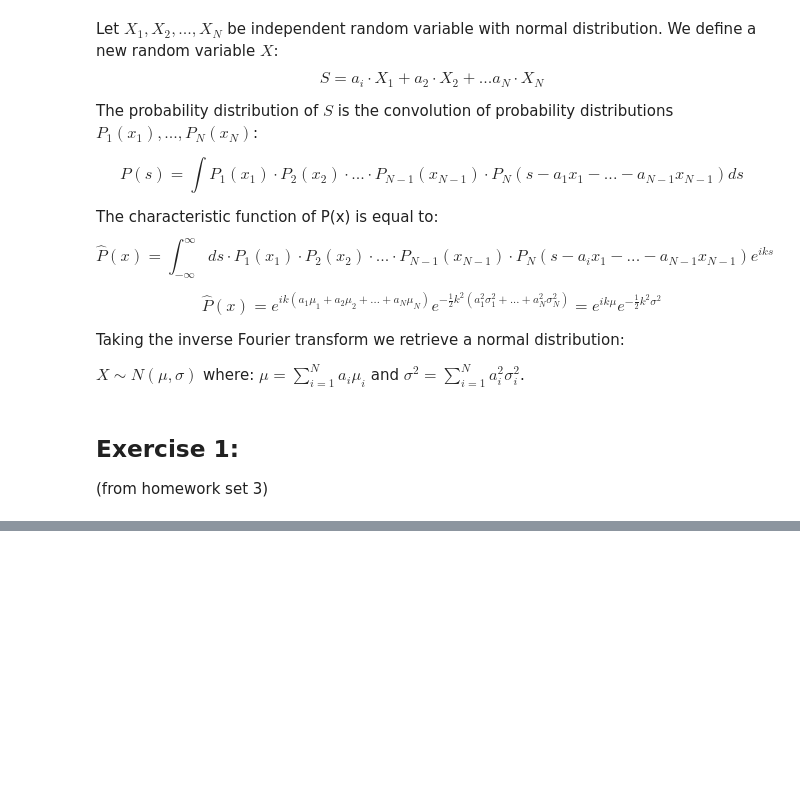
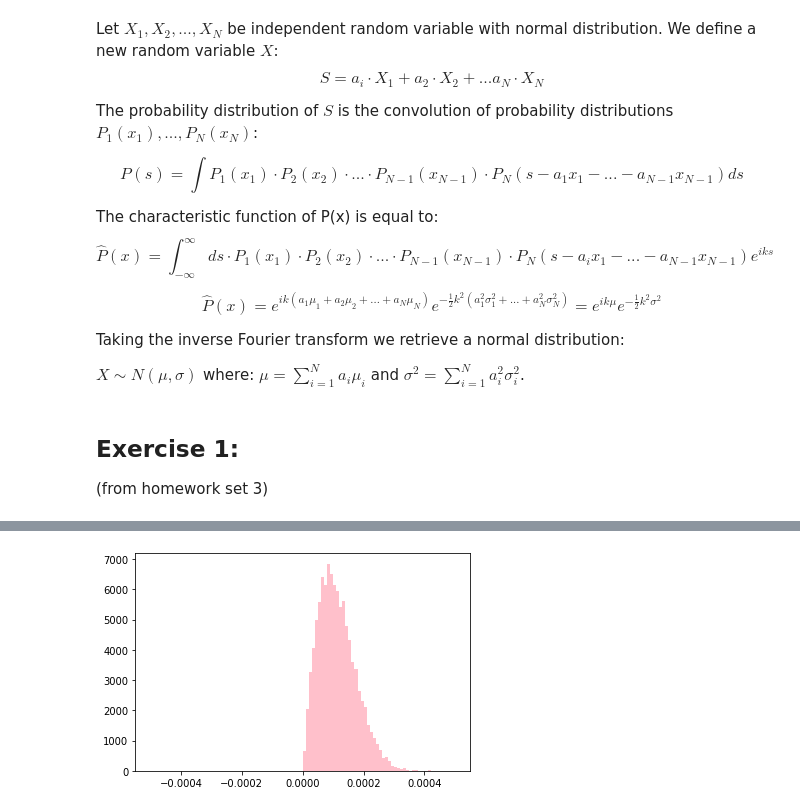
Before and after one commit to Milwa97/Financial-instruments-and-pricing, a Jupyter notebook: semestr II/set 3/RandomMatrices.ipynb, the cells around one changed output, grey strips where cells are left out. Cells and saved outputs as stored; diff of their text form; code cells hidden in the pictures; blank space fills up the shorter version.

```diff
--- a/semestr II/set 3/RandomMatrices.ipynb
+++ b/semestr II/set 3/RandomMatrices.ipynb
@@ -134,0 +159,5 @@ Wall time: 5.72 µs
+# %%
+eigenval_tab, difference_tab =  GOE_II(n=10000,m=16)
+plt.hist(difference_tab, bins = 100, range=(-0.0005, 0.0005), density=True, color = 'pink') ;
+# %% [output]
+[figure, added]
```
Also changed, not shown: parts of 7 cells of this notebook, 14 other files.
